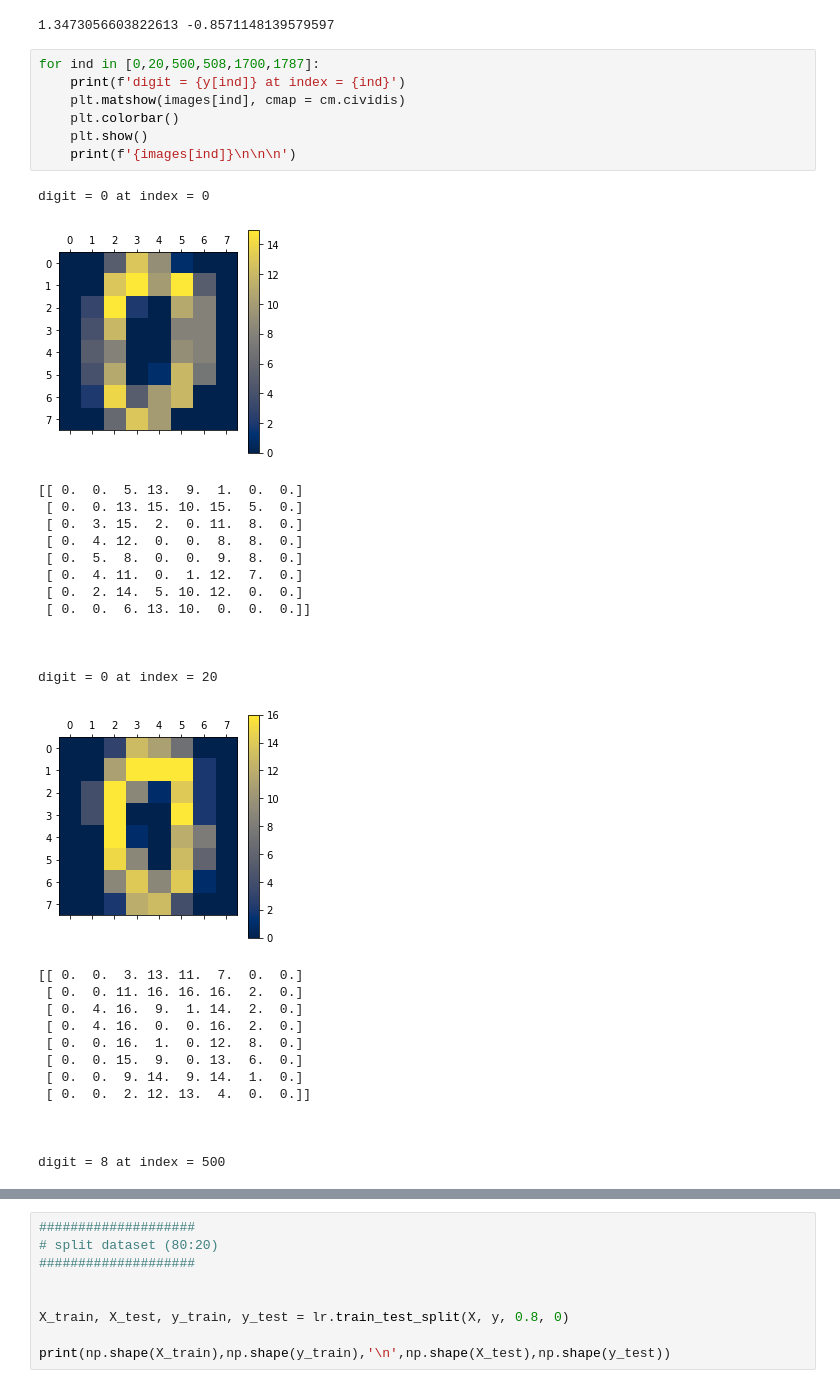
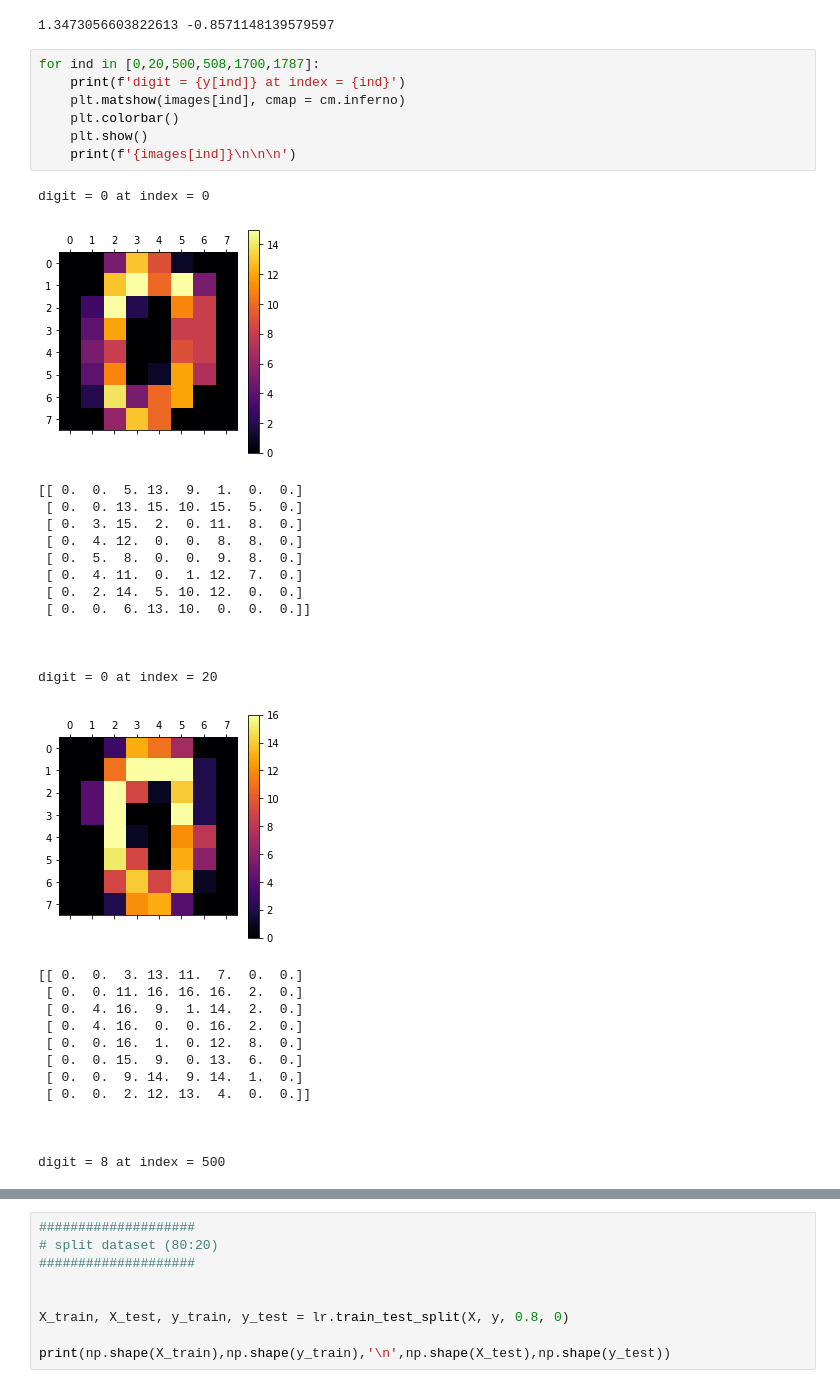
Before and after one commit to j4yj03/Uni, a Jupyter notebook: python/logit/logit_digit_544131.ipynb, the cells around one changed output, grey strips where cells are left out. Cells and saved outputs as stored; diff of their text form.

```diff
--- a/python/logit/logit_digit_544131.ipynb
+++ b/python/logit/logit_digit_544131.ipynb
@@ -48,13 +48,13 @@ print(np.max(X),np.min(X))
 # %%
 for ind in [0,20,500,508,1700,1787]:
     print(f'digit = {y[ind]} at index = {ind}')
-    plt.matshow(images[ind], cmap = cm.cividis)
+    plt.matshow(images[ind], cmap = cm.inferno)
     plt.colorbar()
     plt.show()
     print(f'{images[ind]}\n\n\n')
 # %% [output]
 digit = 0 at index = 0
-[figure, old version]
+[figure, new version]
 [[ 0.  0.  5. 13.  9.  1.  0.  0.]
  [ 0.  0. 13. 15. 10. 15.  5.  0.]
  [ 0.  3. 15.  2.  0. 11.  8.  0.]
@@ -67,7 +67,7 @@ digit = 0 at index = 0
 
 
 digit = 0 at index = 20
-[figure, old version]
+[figure, new version]
 [[ 0.  0.  3. 13. 11.  7.  0.  0.]
  [ 0.  0. 11. 16. 16. 16.  2.  0.]
  [ 0.  4. 16.  9.  1. 14.  2.  0.]
```
Also changed, not shown: parts of 2 cells of this notebook.
